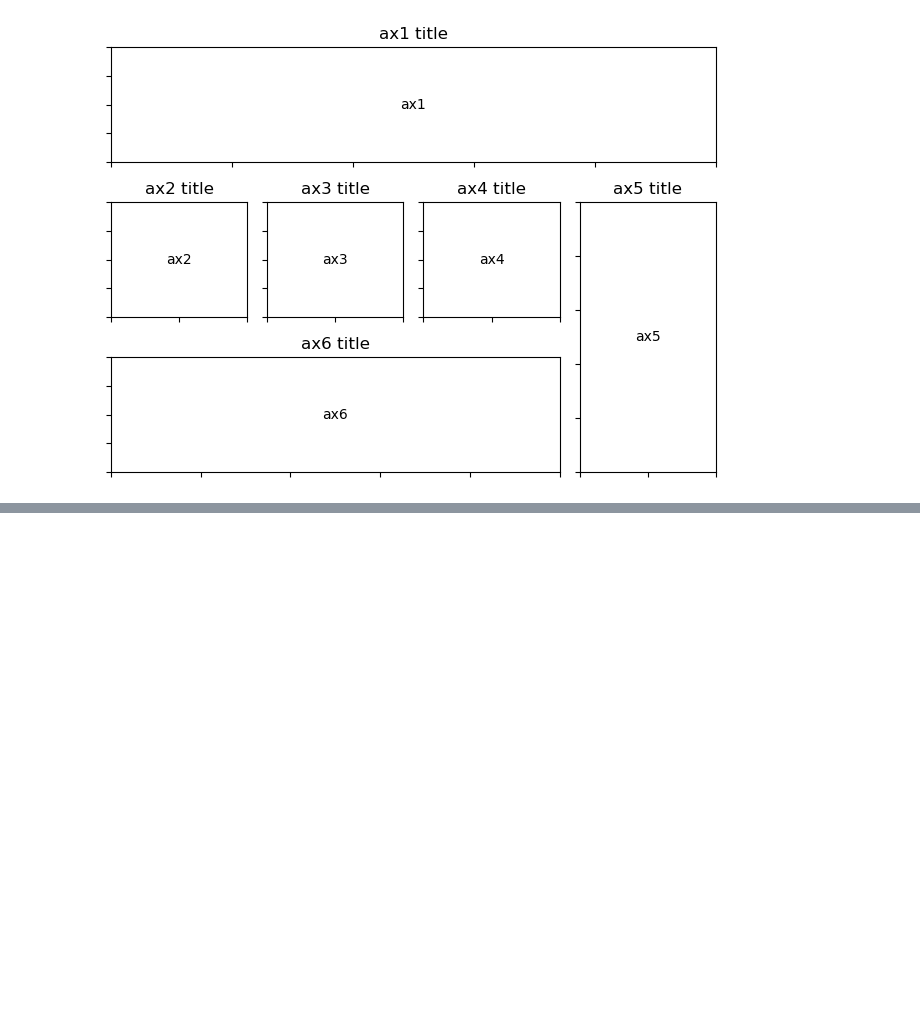
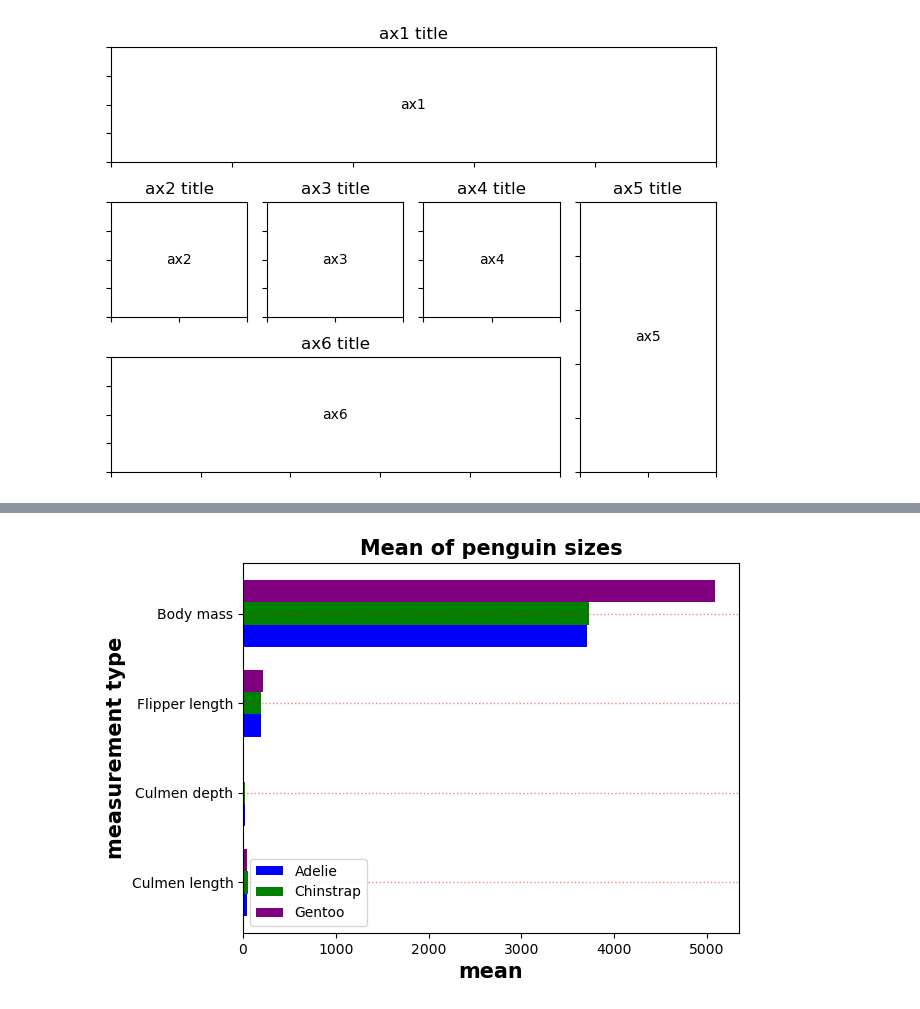
Before and after one commit to mikjf/data_visualization, a Jupyter notebook: fun_with_graphs.ipynb, the cells around one changed output, grey strips where cells are left out. Saved outputs shown, nothing was run; the diff lists cells and outputs as text; code cells hidden in the pictures; blank space fills up the shorter version.

```diff
--- a/fun_with_graphs.ipynb
+++ b/fun_with_graphs.ipynb
@@ -118,0 +193,32 @@ plt.show()
+# %%
+# same but plotted horizontally
+
+# create subplot
+fig, ax = plt.subplots()
+
+# set range
+y = np.arange(4)
+
+# set bar height
+barHeight = 0.25
+
+# create bars (plt.barh)
+plt.barh(y, peng_g['Adelie'], color='blue', label='Adelie', height = barHeight)
+plt.barh(y+barWidth, peng_g['Chinstrap'], color='green', label='Chinstrap', height = barHeight)
+plt.barh(y+barWidth*2, peng_g['Gentoo'], color='purple', label='Gentoo', height = barHeight)
+
+# add grid lines
+plt.grid(color='red', linestyle=':', linewidth=1.0, axis='y', alpha=0.5)
+
+# add labels, title, ticks, ticklabels, legend
+plt.xlabel('mean', fontweight ='bold', fontsize = 15)  # labling x-axis
+plt.ylabel('measurement type', fontweight ='bold', fontsize = 15)  # labling y-axis
+plt.title('Mean of penguin sizes', fontweight ='bold', fontsize = 15)
+ax.set_yticks(x+barHeight)
+ax.set_yticklabels(('Culmen length', 'Culmen depth', 'Flipper length', 'Body mass'))
+plt.legend()
+
+# show plot
+plt.show()
+# %% [output]
+[figure, added]
```
Also changed, not shown: parts of 14 cells of this notebook.
